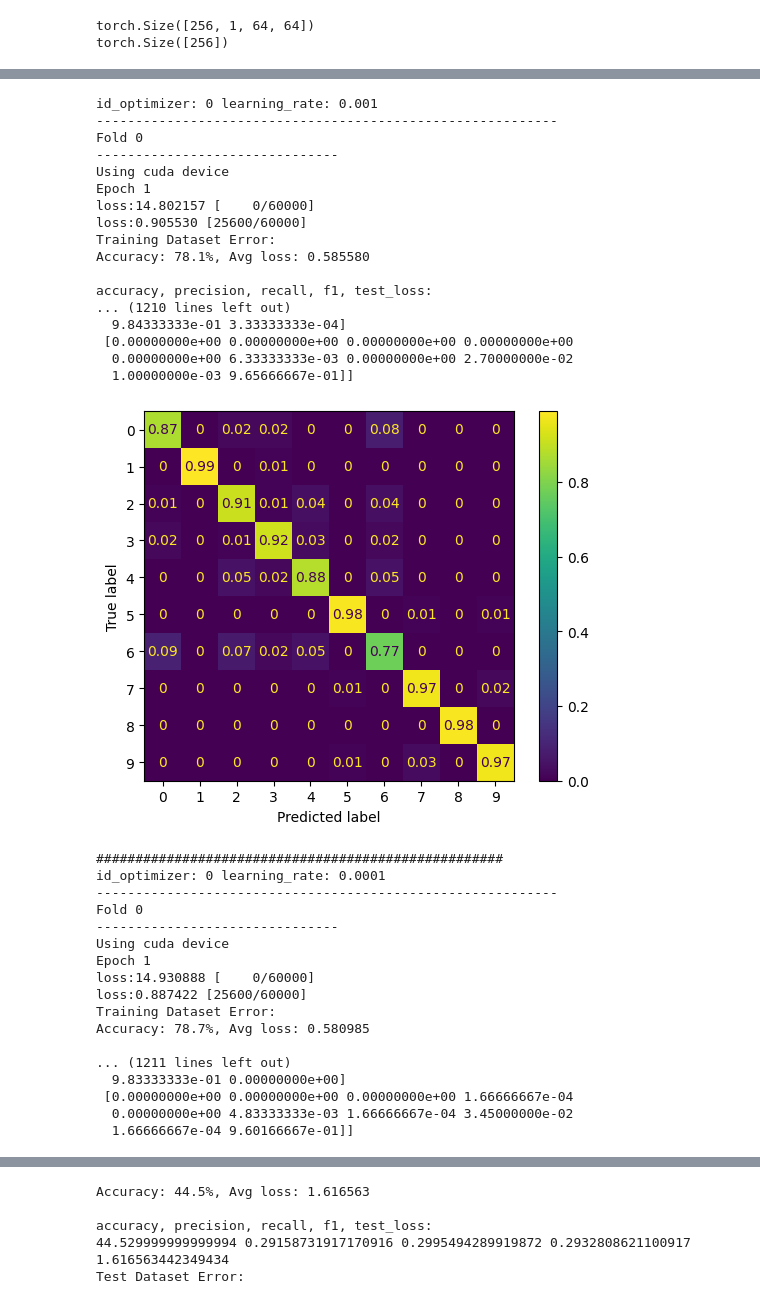
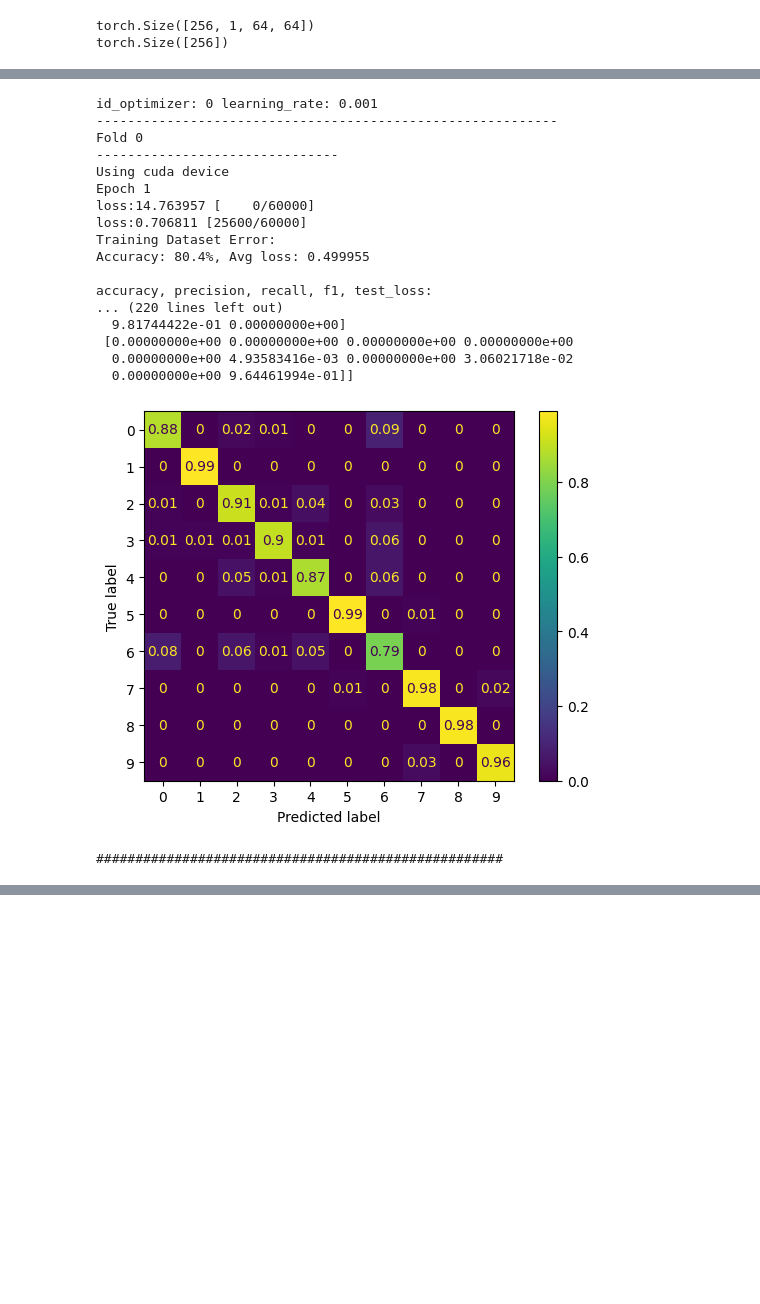
Before and after one commit to percool/ECEN758_Proj, a Jupyter notebook: src/main_cv.ipynb, the cells around one changed output, grey strips where cells are left out. Cells and saved outputs as stored; diff of their text form; code cells hidden in the pictures; blank space fills up the shorter version.

```diff
--- a/src/main_cv.ipynb
+++ b/src/main_cv.ipynb
@@ -71,13 +62,13 @@ def ds_trans(ds_input,trans_flag):
             transforms.RandomAffine(degrees=(0,3), translate=(0,0.05), scale=None, shear=(0,0.05)),
             transforms.RandomResizedCrop(size=(64,64),scale=(0.9,1.0),ratio=(0.9,1.1)),
             transforms.ToTensor(),
-            transforms.Normalize(0.5, 0.5)
+            # transforms.Normalize(0.5, 0.5)
         ])
         transform_test = transforms.Compose([
             transforms.ToPILImage(),
             transforms.Resize((64, 64)),
             transforms.ToTensor(),
-             transforms.Normalize(0.5, 0.5)
+            #  transforms.Normalize(0.5, 0.5)
         ])
     elif data_input.ndim == 4:
         # Should not come here
@@ -143,0 +134,14 @@ torch.Size([256])
+# %%
+import matplotlib.pyplot as plt
+figure = plt.figure(figsize = (8,8))
+cols, rows = 4, 4
+ids=torch.randint(len(data_test), size = (cols*rows,))
+for i in range (1, cols*rows + 1):
+    image, label = data_test[ids[i-1].item()]
+    figure.add_subplot(rows, cols, i)
+    plt.title(classes[label])
+    plt.axis('off')
+    # plt.imshow(image.squeeze(), cmap='gray')
+    plt.imshow(image, cmap='gray')
+    # plt.imshow(image.squeeze())
+plt.show()
@@ -292,6 +305,8 @@ def split_6_fold(index,ds_processed_train_val,ds_processed_test,indices):
 # %%
 from sklearn.metrics import confusion_matrix, ConfusionMatrixDisplay
 import matplotlib.pyplot as plt
+
+# define function for cross validation with given hyperparameters or optimizer selection.
 def one_iteration(learning_rate, id_optimizer,indices):
     # learning_rate=1e-4
     # id_optimizer=0
@@ -299,7 +314,7 @@ def one_iteration(learning_rate, id_optimizer,indices):
     LOSS=[]
     Results=[]
     CM_val=[]
-    for i in range(6):
+    for i in range(1):
         print(f"Fold {i}\n-------------------------------")
         loader_train,loader_val,loader_test=split_6_fold(i,ds_processed_train_val,ds_processed_test,indices)
         results,cm_val=build_train_model(loader_train,loader_val,loader_test,learning_rate,id_optimizer)
@@ -358,49 +350,35 @@ array([[[2.  , 1.  , 3.  ],
 # %%
+# Use 6-fold validation to search best learning rate and optimizer.
 random_seed=22
 indices = list(range(ds_processed_train_val.y.shape[0]))
 np.random.seed(random_seed)
 np.random.shuffle(indices)
 Results_all=[]
-for id_optimizer in [0,1]:
+# for id_optimizer in [0,1]:
+for id_optimizer in [0]:
     # for learning_rate in [1e-3,1e-4,1e-5]:
-    for learning_rate in [1e-2]:
+    for learning_rate in [1e-3]:
         print(f"id_optimizer: {id_optimizer}\tlearning_rate: {learning_rate} \n-----------------------------------------------------------")
         Results_ave= one_iteration(learning_rate,id_optimizer,indices)
         Results_all.append([id_optimizer, learning_rate, Results_ave])
         print('####################################################')
 # %% [output]
 id_optimizer: 0 learning_rate: 0.001
 -----------------------------------------------------------
 Fold 0
 -------------------------------
 Using cuda device
 Epoch 1
-loss:14.802157 [    0/60000]
-loss:0.905530 [25600/60000]
+loss:14.763957 [    0/60000]
+loss:0.706811 [25600/60000]
 Training Dataset Error:
-Accuracy: 78.1%, Avg loss: 0.585580
+Accuracy: 80.4%, Avg loss: 0.499955
 
 accuracy, precision, recall, f1, test_loss:
-... (1210 lines left out)
-  9.84333333e-01 3.33333333e-04]
+... (220 lines left out)
+  9.81744422e-01 0.00000000e+00]
  [0.00000000e+00 0.00000000e+00 0.00000000e+00 0.00000000e+00
-  0.00000000e+00 6.33333333e-03 0.00000000e+00 2.70000000e-02
-  1.00000000e-03 9.65666667e-01]]
+  0.00000000e+00 4.93583416e-03 0.00000000e+00 3.06021718e-02
+  0.00000000e+00 9.64461994e-01]]
-[figure, old version]
+[figure, new version]
 ####################################################
-id_optimizer: 0 learning_rate: 0.0001
------------------------------------------------------------
-Fold 0
--------------------------------
-Using cuda device
-Epoch 1
-loss:14.930888 [    0/60000]
-loss:0.887422 [25600/60000]
-Training Dataset Error:
-Accuracy: 78.7%, Avg loss: 0.580985
-
-... (1211 lines left out)
-  9.83333333e-01 0.00000000e+00]
- [0.00000000e+00 0.00000000e+00 0.00000000e+00 1.66666667e-04
-  0.00000000e+00 4.83333333e-03 1.66666667e-04 3.45000000e-02
-  1.66666667e-04 9.60166667e-01]]
@@ -423,5 +384,0 @@ Validation Dataset Error:
-Accuracy: 44.5%, Avg loss: 1.616563
-
-accuracy, precision, recall, f1, test_loss:
-44.529999999999994 0.29158731917170916 0.2995494289919872 0.2932808621100917 1.616563442349434
-Test Dataset Error:
```
Also changed, not shown: parts of 28 cells of this notebook, 26 other files.
